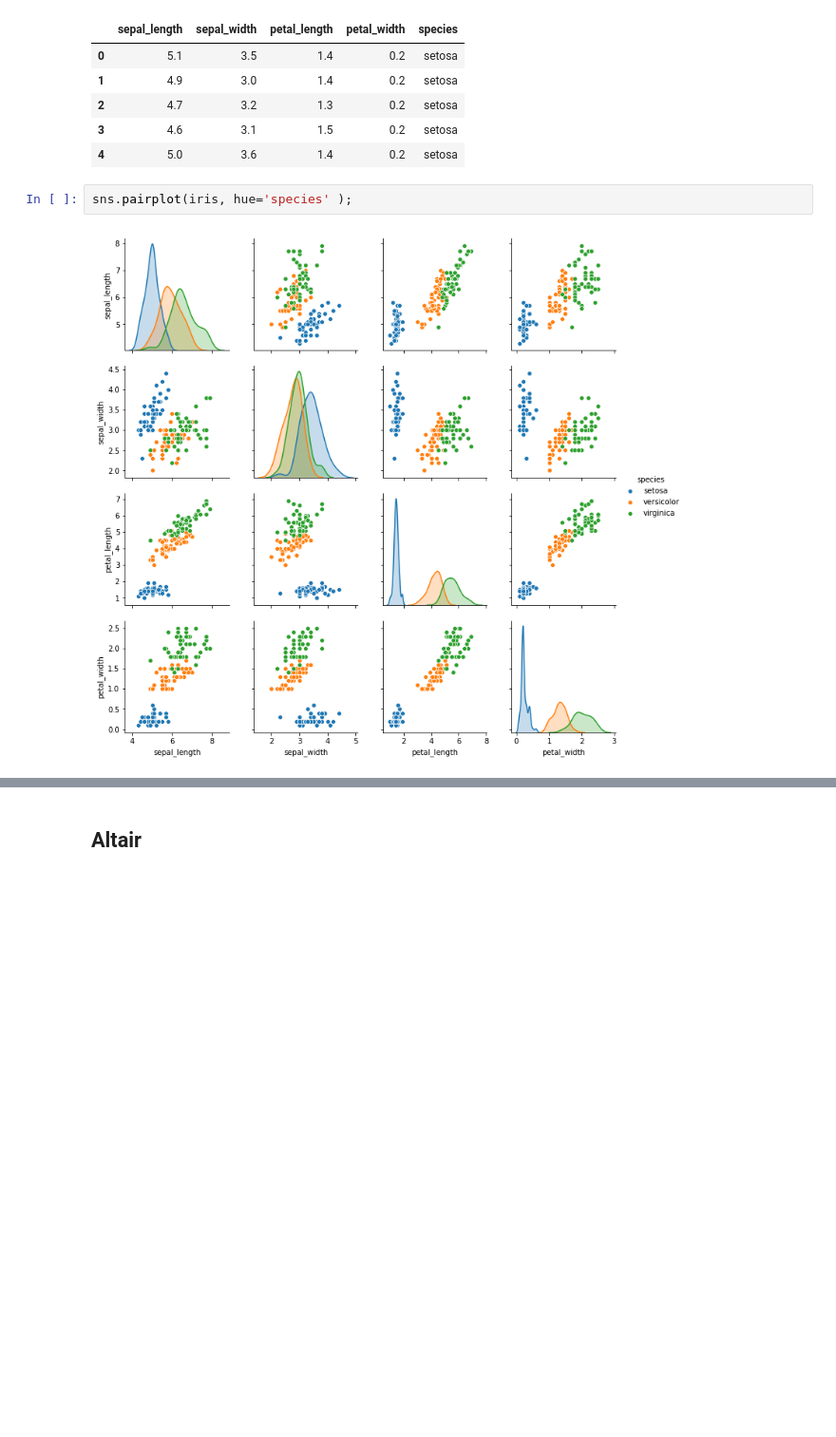
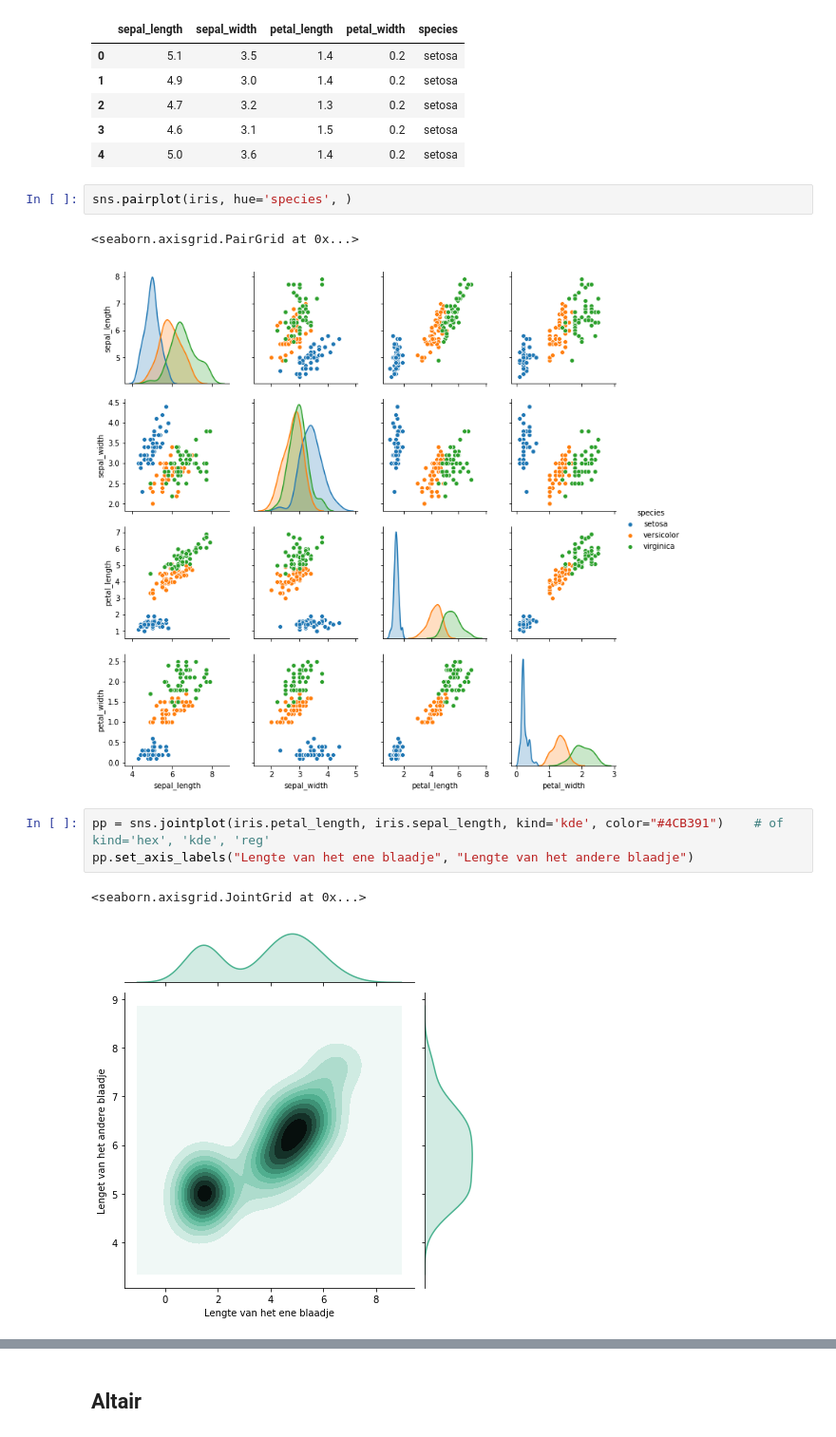
Before and after one commit to harcel/PyDataScienceIntroNL, a Jupyter notebook: Instructie_3.ipynb, the cells around one changed output, grey strips where cells are left out. Shown: that part at 95% size. Cells and saved outputs as stored; diff of their text form; blank space fills up the shorter version.

```diff
--- a/Instructie_3.ipynb
+++ b/Instructie_3.ipynb
@@ -115,7 +115,14 @@ iris.head()
 | 3 | 4.6 | 3.1 | 1.5 | 0.2 | setosa |
 | 4 | 5.0 | 3.6 | 1.4 | 0.2 | setosa |
 # %%
-sns.pairplot(iris, hue='species' );
+sns.pairplot(iris, hue='species', )
 # %% [output]
+<seaborn.axisgrid.PairGrid at 0x...>
 [figure]
+# %%
+pp = sns.jointplot(iris.petal_length, iris.sepal_length, kind='kde', color="#4CB391")    # of kind='hex', 'kde', 'reg'
+pp.set_axis_labels("Lengte van het ene blaadje", "Lengte van het andere blaadje")
+# %% [output]
+<seaborn.axisgrid.JointGrid at 0x...>
+[figure, added]
 # %% [markdown]
```
Also changed, not shown: parts of 7 cells of this notebook, 8 other files.
